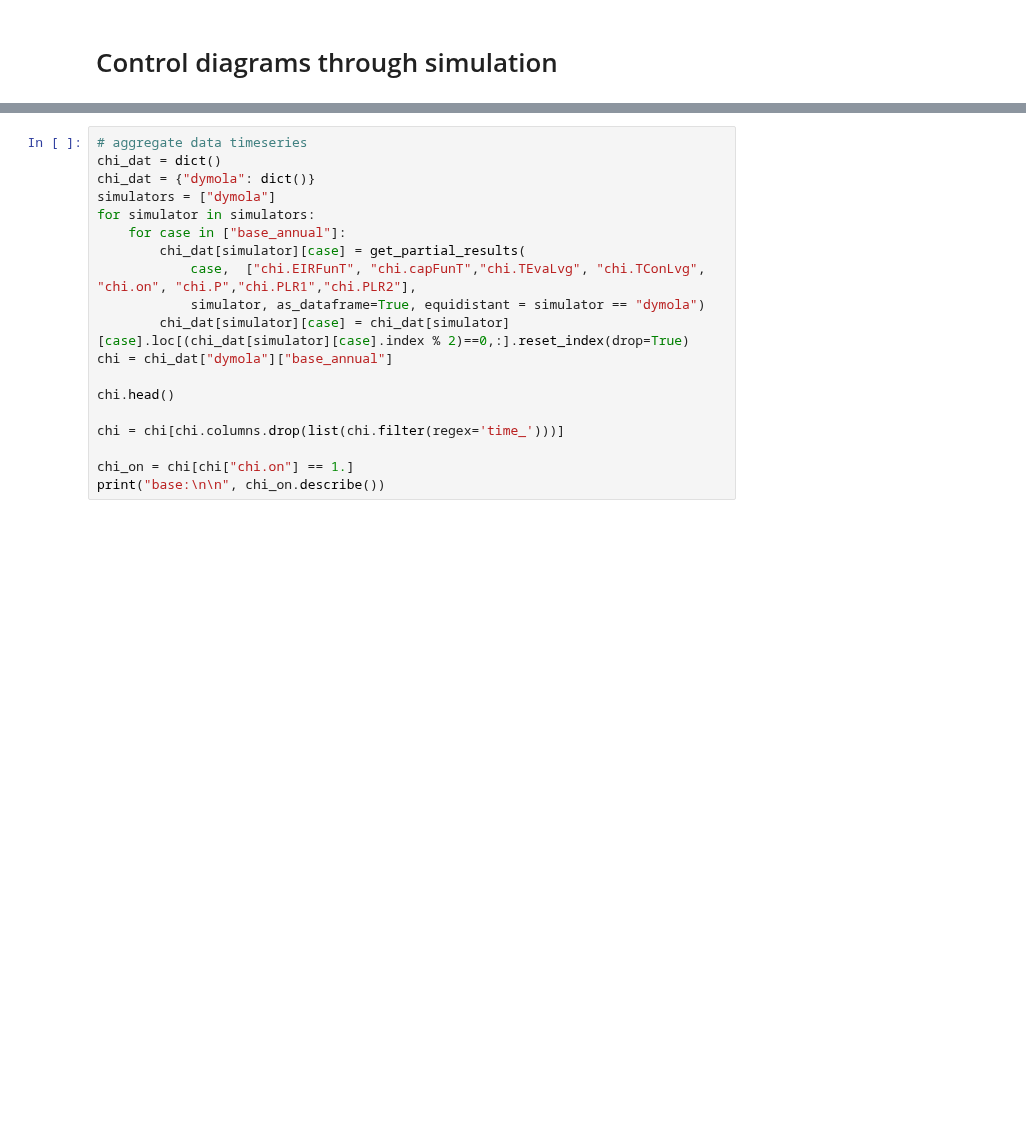
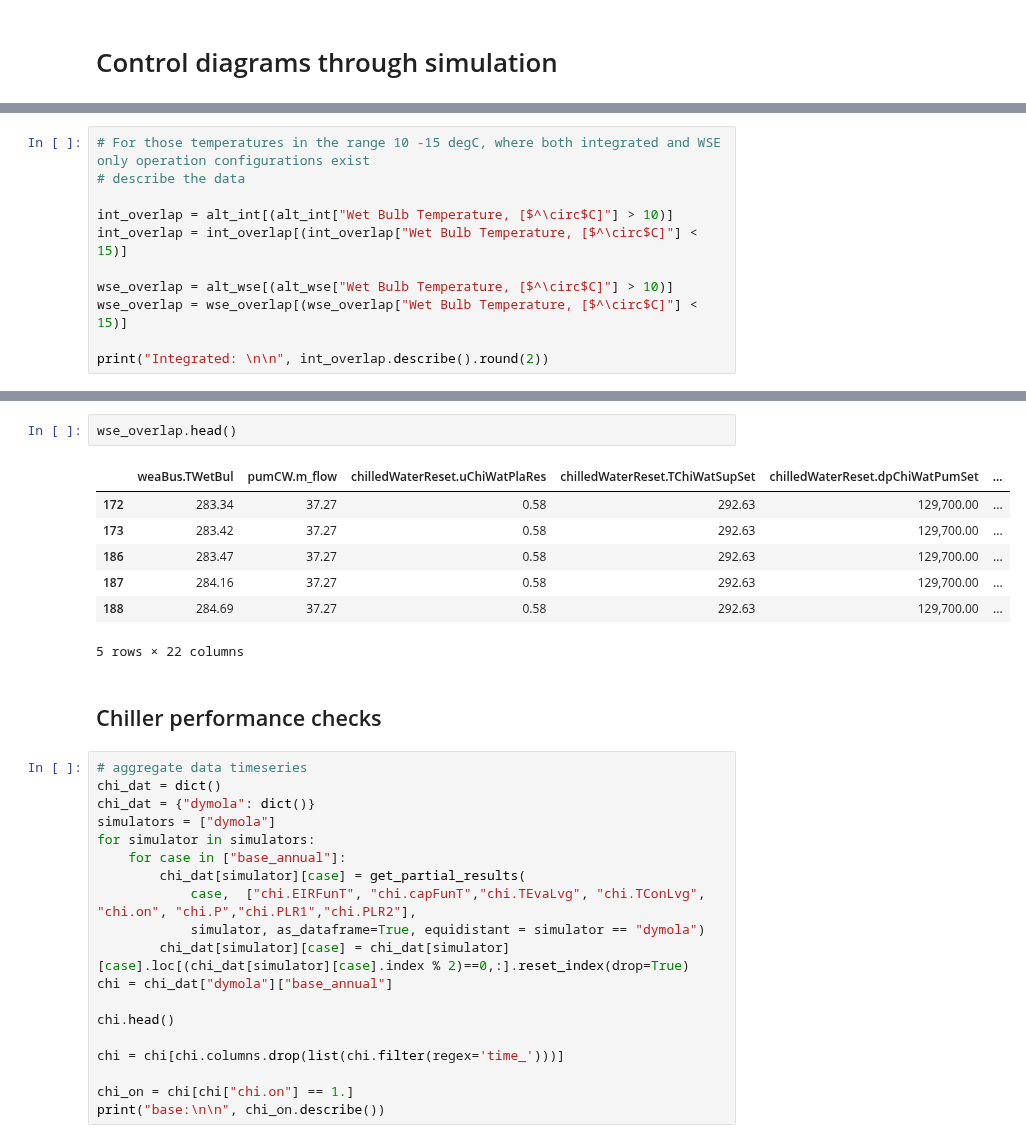
Before and after one commit to lbl-srg/obc, a Jupyter notebook: examples/case_study_2/post_process.ipynb, the cells around one changed output, grey strips where cells are left out. Drawn from its saved outputs; the diff is of its cells as text; blank space fills up the shorter version.

```diff
--- a/examples/case_study_2/post_process.ipynb
+++ b/examples/case_study_2/post_process.ipynb
@@ -1388,0 +1512,11 @@ save_plot(fig, "base_annual_EIRFunT_vs_evaLea_and_conEnt")
+# %%
+# For those temperatures in the range 10 -15 degC, where both integrated and WSE only operation configurations exist
+# describe the data
+
+int_overlap = alt_int[(alt_int["Wet Bulb Temperature, [$^\circ$C]"] > 10)]
+int_overlap = int_overlap[(int_overlap["Wet Bulb Temperature, [$^\circ$C]"] < 15)]
+
+wse_overlap = alt_wse[(alt_wse["Wet Bulb Temperature, [$^\circ$C]"] > 10)]
+wse_overlap = wse_overlap[(wse_overlap["Wet Bulb Temperature, [$^\circ$C]"] < 15)]
+
+print("Integrated: \n\n", int_overlap.describe().round(2))
@@ -1389,3 +1561,15 @@ save_plot(fig, "base_annual_EIRFunT_vs_evaLea_and_conEnt")
+# %%
+wse_overlap.head()
+# %% [output]
+|  | weaBus.TWetBul | pumCW.m_flow | chilledWaterReset.uChiWatPlaRes | chilledWaterReset.TChiWatSupSet | chilledWaterReset.dpChiWatPumSet | ... |
+| 172 | 283.34 | 37.27 | 0.58 | 292.63 | 129,700.00 | ... |
+| 173 | 283.42 | 37.27 | 0.58 | 292.63 | 129,700.00 | ... |
+| 186 | 283.47 | 37.27 | 0.58 | 292.63 | 129,700.00 | ... |
+| 187 | 284.16 | 37.27 | 0.58 | 292.63 | 129,700.00 | ... |
+| 188 | 284.69 | 37.27 | 0.58 | 292.63 | 129,700.00 | ... |
+5 rows × 22 columns
+# %% [markdown]
+## Chiller performance checks
 # %%
 # aggregate data timeseries
 chi_dat = dict()
```
Also changed, not shown: parts of 6 cells of this notebook.
